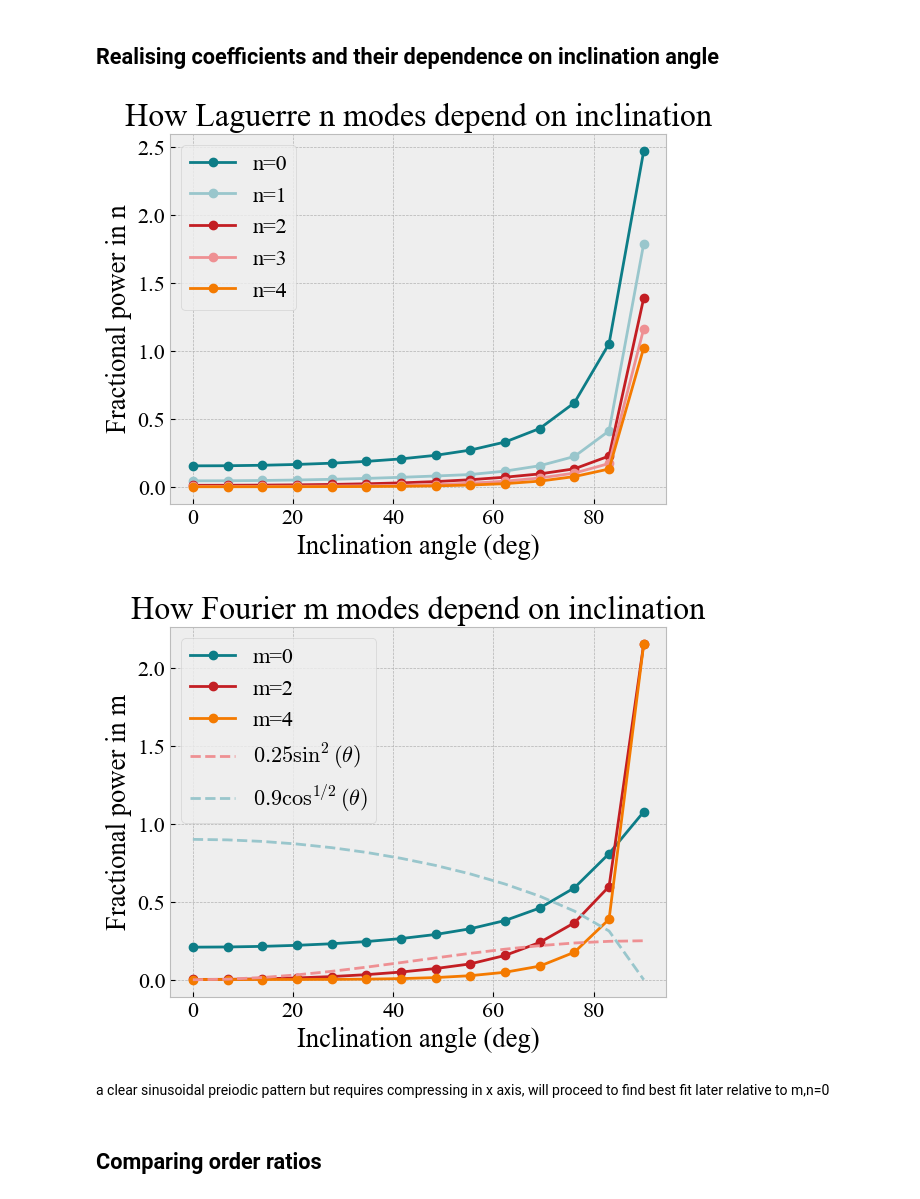
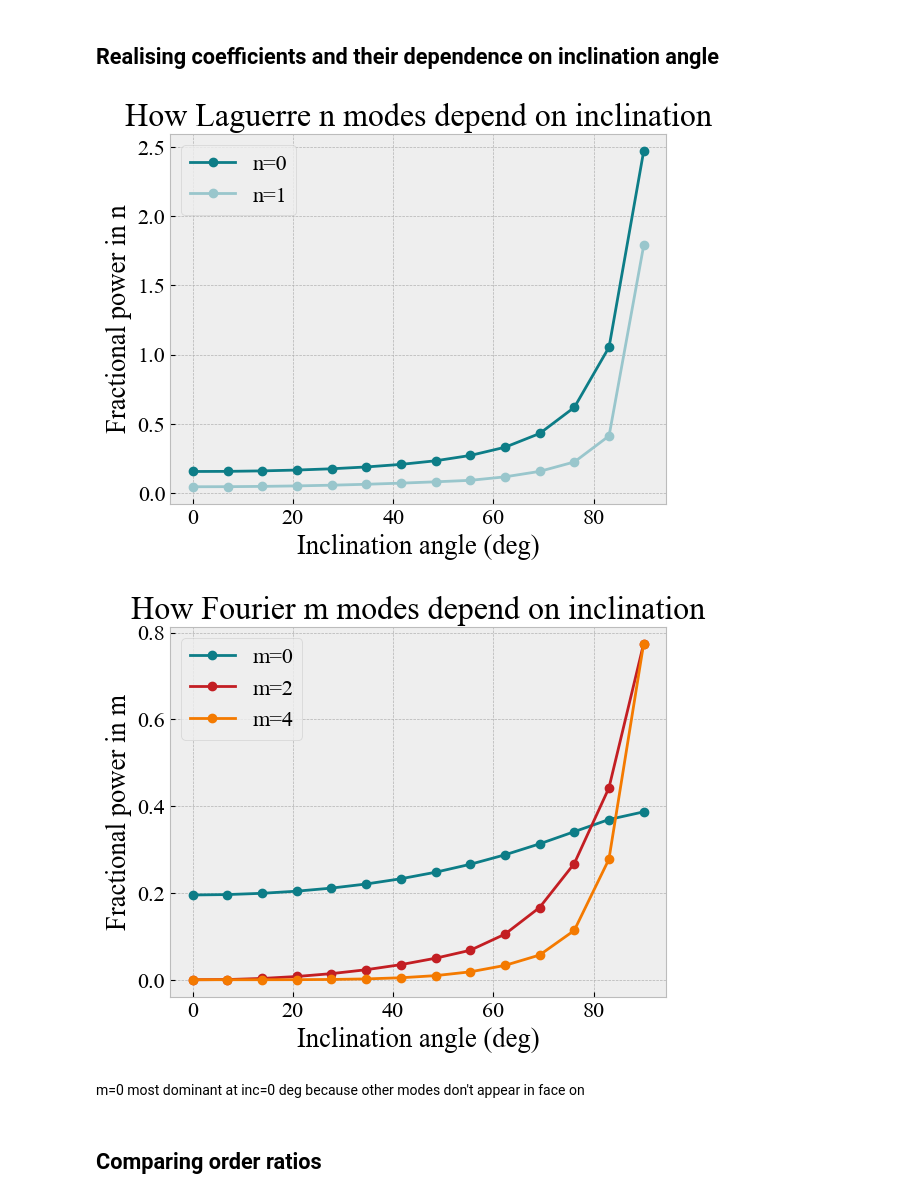
Before and after one commit to michael-petersen/GalaxyIncIinations, a Jupyter notebook: SimulatedGalaxiesAndExpansions.ipynb, the cells around one changed output. Saved outputs shown, nothing was run; the diff lists cells and outputs as text; code cells hidden in the pictures.

```diff
--- a/SimulatedGalaxiesAndExpansions.ipynb
+++ b/SimulatedGalaxiesAndExpansions.ipynb
@@ -246,53 +242,16 @@ Best match: mmax = 6, nmax = 8, NRMSE = 0.00032
 # %% [markdown]
 ## Realising coefficients and their dependence on inclination angle
 # %%
-with h5py.File("example_galaxy.hdf5", "a") as f:
-    group = f.require_group("f444w/00001_expansion")
-
-    # Remove datasets if they exist
-    for dname in ["coscoefs", "sincoefs"]:
-        if dname in group:
-            del group[dname]
-
-    # Saving and grouing coefficients
-    group.create_dataset("coscoefs", data=E.coscoefs)
-    group.create_dataset("sincoefs", data=E.sincoefs)
-    group.attrs["inclination_angle_deg"] = inclinationvalue
-
-
-#Uncomment to print and check the coefficients
-#print(E.coscoefs)
-#print(E.sincoefs)
-
 rmax = 11.
 nbins = 512
-mmax = 10
-nmax = 10
-# Inclination angles to test, period of 90 degrees, 90 itself results in a fully inclined disc
-inclinations = [0, 30, 60, 85]
+mmax,nmax = 10,2
+#n=1 corresponds to the 0 Laguerre mode
 
-# Prepare figure and loop through inclinations, storing coefficients results
-
-for idx, inc in enumerate(inclinations):
-    # Generate galaxy
-    D = DiscGalaxy(N=N, a=a)
-    D.rotate_disc(inc, 0, 0)
-    D.generate_image(rmax=rmax, nbins=nbins, noiselevel=0.)
-    E = D.make_pointexpansion(mmax, nmax, a*1.5)
-
-    # Compute magnitude of coefficients
-    coef_mag = np.sqrt(E.coscoefs**2 + E.sincoefs**2)
-
-    # Sum over m to get total power per m
-    m_power = np.sum(coef_mag, axis=1)
-
-
-    n_power = np.sum(coef_mag, axis=0)
-
-inclinations = np.linspace(0, 90, 14)  # Inclination angles from 0 to 85 degrees
-colormap = ['teal','cornflowerblue','purple','midnightblue','olive','palevioletred','midnightblue']
+# Inclination angles to test, period of 90 degrees, 90 itself results in a fully inclined razor thin disc
+inclinations = np.linspace(0, 90, 14)  # Continuous inclination angles from 0 to 85 degrees
 
 colormap=['#0d7d87', '#99c6cc', '#c31e23', '#ee9093', '#f47a00']
+
 # Store results
 results = []
 
@@ -305,58 +264,44 @@ for inc in inclinations:
     coef_mag = np.sqrt(E.coscoefs**2 + E.sincoefs**2)
     m_power = np.sum(coef_mag, axis=1)
     n_power = np.sum(coef_mag, axis=0)
-    total_n_power = np.sum(n_power)
-    total_m_power = np.sum(m_power)
-    fracn_power = n_power
-    fracm_power = m_power
+
 
     results.append({
         "inclination": inc,
         "m_power": m_power,
-        "n_power": n_power,
-        "fracn_power": fracn_power,
-        "fracm_power": fracm_power
+        "n_power": n_power
     })
 
 # Plot fractional power vs inclination for each n (Laguerre mode)
 theta_deg = np.array([r["inclination"] for r in results])
 theta_rad = np.radians(theta_deg)
 
-for n in range(0,5,1):
+for n in range(0,2,1): #n=0 corresponds to the 0 Laguerre mode because range is used as n in [0,2)
     plt.plot(theta_deg,
-             [r["fracn_power"][n] for r in results],
+             [r["n_power"][n] for r in results],
              marker='o', label=f"n={n}", color=colormap[n])
 
-# Overplot trigonometric functions
-""" plt.plot(theta_deg, 0.1*np.sin(theta_rad), '--', label=r'$0.1\sin(\theta)$')
-plt.plot(theta_deg, 0.1*np.sin(theta_rad)**2, '--', label=r'$0.1\sin^2(\theta)$')
-plt.plot(theta_deg, 0.65*np.cos(theta_rad)**2, '--', label=r'$0.65\cos^2(\theta)$')
-plt.plot(theta_deg, 0.65*np.cos(theta_rad), '--', label=r'$0.65\cos(\theta)$')
- """
 plt.xlabel("Inclination angle (deg)")
 plt.ylabel("Fractional power in n")
 plt.legend()
 plt.title("How Laguerre n modes depend on inclination")
 plt.show()
 
 for m in range(0,5,2):
     plt.plot(theta_deg,
-             [r["fracm_power"][m] for r in results],
+             [r["m_power"][m] for r in results],
              marker='o', label=f"m={m}", color=colormap[m])
 
-# Overplot trigonometric functions
-plt.plot(theta_deg, 0.25*np.sin(theta_rad)**2, '--', label=r'$0.25\sin^2(\theta)$', color='#ee9093')
-plt.plot(theta_deg, 0.9*np.cos(theta_rad)**(1/2), '--', label=r'$0.9\cos^{1/2}(\theta)$', color='#99c6cc')
 plt.xlabel("Inclination angle (deg)")
 plt.ylabel("Fractional power in m")
 plt.legend()
 plt.title("How Fourier m modes depend on inclination")
 plt.show()
 # %% [output]
-[figure, old version]
+[figure, new version]
-[figure, old version]
+[figure, new version]
 # %% [markdown]
-a clear sinusoidal preiodic pattern but requires compressing in x axis, will proceed to find best fit later relative to m,n=0
+m=0 most dominant at inc=0 deg because other modes don't appear in face on
 # %% [markdown]
 ## Comparing order ratios
 # %%
```
Also changed, not shown: parts of 9 cells of this notebook, 1 other file.
